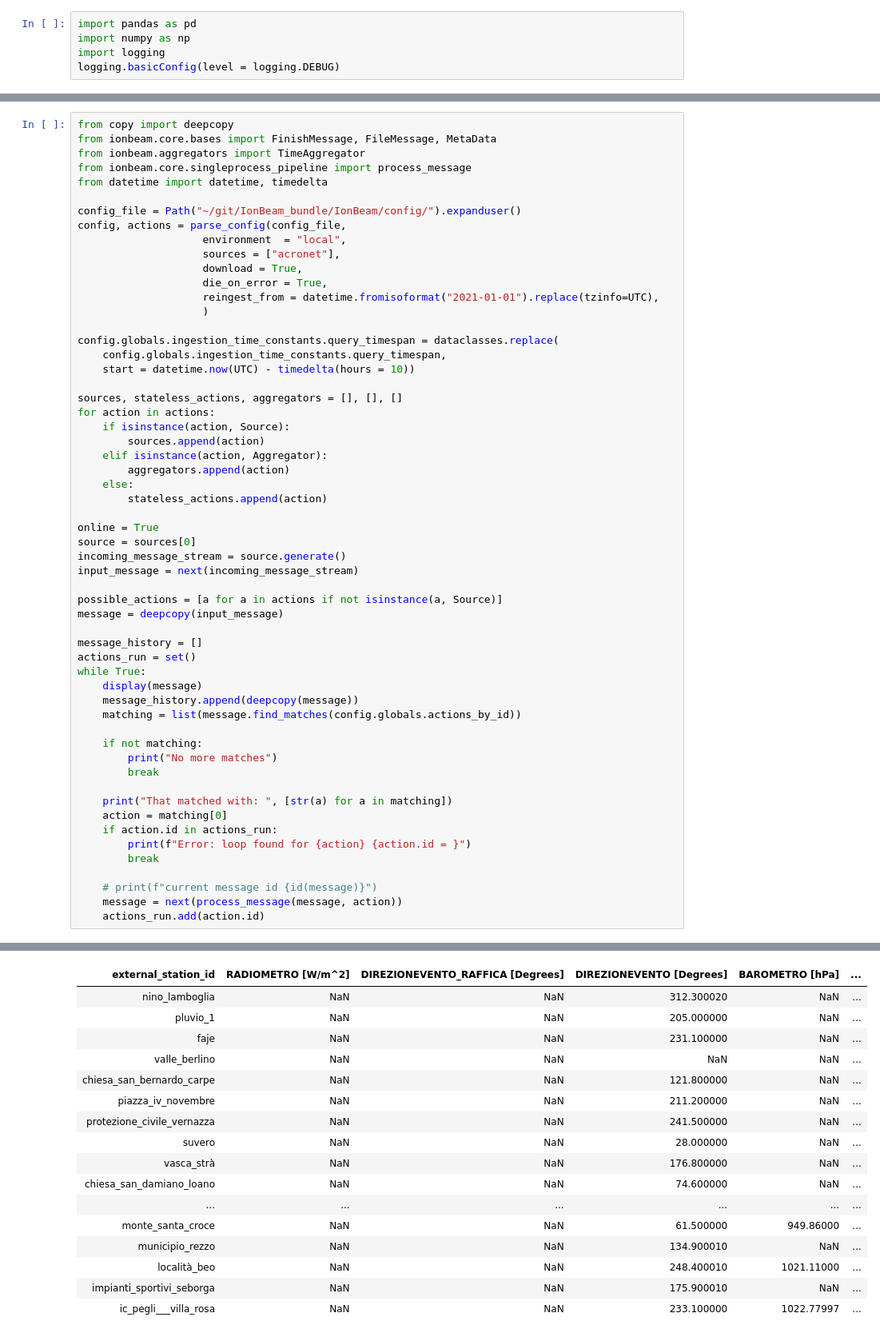
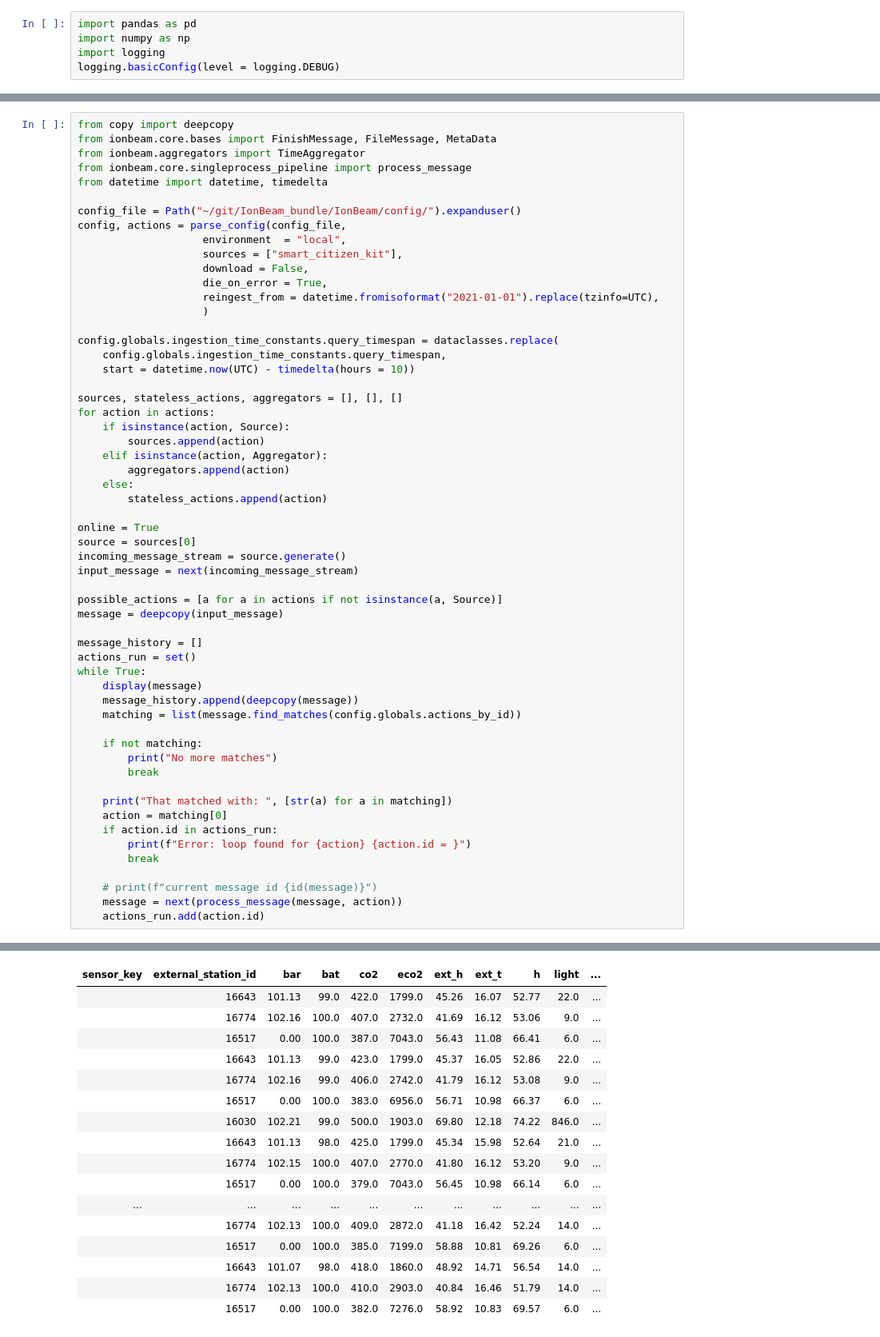
Before and after one commit to ecmwf/IonBeam, a Jupyter notebook: notebooks/all_the_way_through.ipynb, the cells around one changed output, grey strips where cells are left out. Shown at 80% size. Cells and saved outputs as stored; diff of their text form.

```diff
--- a/notebooks/all_the_way_through.ipynb
+++ b/notebooks/all_the_way_through.ipynb
@@ -38,8 +38,8 @@ from datetime import datetime, timedelta
 config_file = Path("~/git/IonBeam_bundle/IonBeam/config/").expanduser()
 config, actions = parse_config(config_file,
                     environment  = "local",
-                    sources = ["acronet"],
-                    download = True,
+                    sources = ["smart_citizen_kit"],
+                    download = False,
                     die_on_error = True,
                     reingest_from = datetime.fromisoformat("2021-01-01").replace(tzinfo=UTC),
                     )
@@ -121,17 +133,17 @@ Data (Pandas DataFrame, 6039 rows x 19 columns, size: 944 KB index: datetime)
-| external_station_id | RADIOMETRO [W/m^2] | DIREZIONEVENTO_RAFFICA [Degrees] | DIREZIONEVENTO [Degrees] | BAROMETRO [hPa] | ... |
-| nino_lamboglia | NaN | NaN | 312.300020 | NaN | ... |
-| pluvio_1 | NaN | NaN | 205.000000 | NaN | ... |
-| faje | NaN | NaN | 231.100000 | NaN | ... |
-| valle_berlino | NaN | NaN | NaN | NaN | ... |
-| chiesa_san_bernardo_carpe | NaN | NaN | 121.800000 | NaN | ... |
-| piazza_iv_novembre | NaN | NaN | 211.200000 | NaN | ... |
-| protezione_civile_vernazza | NaN | NaN | 241.500000 | NaN | ... |
-| suvero | NaN | NaN | 28.000000 | NaN | ... |
-| vasca_strà | NaN | NaN | 176.800000 | NaN | ... |
-| chiesa_san_damiano_loano | NaN | NaN | 74.600000 | NaN | ... |
-| ... | ... | ... | ... | ... | ... |
-| monte_santa_croce | NaN | NaN | 61.500000 | 949.86000 | ... |
-| municipio_rezzo | NaN | NaN | 134.900010 | NaN | ... |
-| località_beo | NaN | NaN | 248.400010 | 1021.11000 | ... |
-| impianti_sportivi_seborga | NaN | NaN | 175.900010 | NaN | ... |
-| ic_pegli___villa_rosa | NaN | NaN | 233.100000 | 1022.77997 | ... |
+| sensor_key | external_station_id | bar | bat | co2 | eco2 | ext_h | ext_t | h | light | ... |
+|  | 16643 | 101.13 | 99.0 | 422.0 | 1799.0 | 45.26 | 16.07 | 52.77 | 22.0 | ... |
+|  | 16774 | 102.16 | 100.0 | 407.0 | 2732.0 | 41.69 | 16.12 | 53.06 | 9.0 | ... |
+|  | 16517 | 0.00 | 100.0 | 387.0 | 7043.0 | 56.43 | 11.08 | 66.41 | 6.0 | ... |
+|  | 16643 | 101.13 | 99.0 | 423.0 | 1799.0 | 45.37 | 16.05 | 52.86 | 22.0 | ... |
+|  | 16774 | 102.16 | 99.0 | 406.0 | 2742.0 | 41.79 | 16.12 | 53.08 | 9.0 | ... |
+|  | 16517 | 0.00 | 100.0 | 383.0 | 6956.0 | 56.71 | 10.98 | 66.37 | 6.0 | ... |
+|  | 16030 | 102.21 | 99.0 | 500.0 | 1903.0 | 69.80 | 12.18 | 74.22 | 846.0 | ... |
+|  | 16643 | 101.13 | 98.0 | 425.0 | 1799.0 | 45.34 | 15.98 | 52.64 | 21.0 | ... |
+|  | 16774 | 102.15 | 100.0 | 407.0 | 2770.0 | 41.80 | 16.12 | 53.20 | 9.0 | ... |
+|  | 16517 | 0.00 | 100.0 | 379.0 | 7043.0 | 56.45 | 10.98 | 66.14 | 6.0 | ... |
+| ... | ... | ... | ... | ... | ... | ... | ... | ... | ... | ... |
+|  | 16774 | 102.13 | 100.0 | 409.0 | 2872.0 | 41.18 | 16.42 | 52.24 | 14.0 | ... |
+|  | 16517 | 0.00 | 100.0 | 385.0 | 7199.0 | 58.88 | 10.81 | 69.26 | 6.0 | ... |
+|  | 16643 | 101.07 | 98.0 | 418.0 | 1860.0 | 48.92 | 14.71 | 56.54 | 14.0 | ... |
+|  | 16774 | 102.13 | 100.0 | 410.0 | 2903.0 | 40.84 | 16.46 | 51.79 | 14.0 | ... |
+|  | 16517 | 0.00 | 100.0 | 382.0 | 7276.0 | 58.92 | 10.83 | 69.57 | 6.0 | ... |
```
Also changed, not shown: parts of 6 cells of this notebook, 18 other files.
